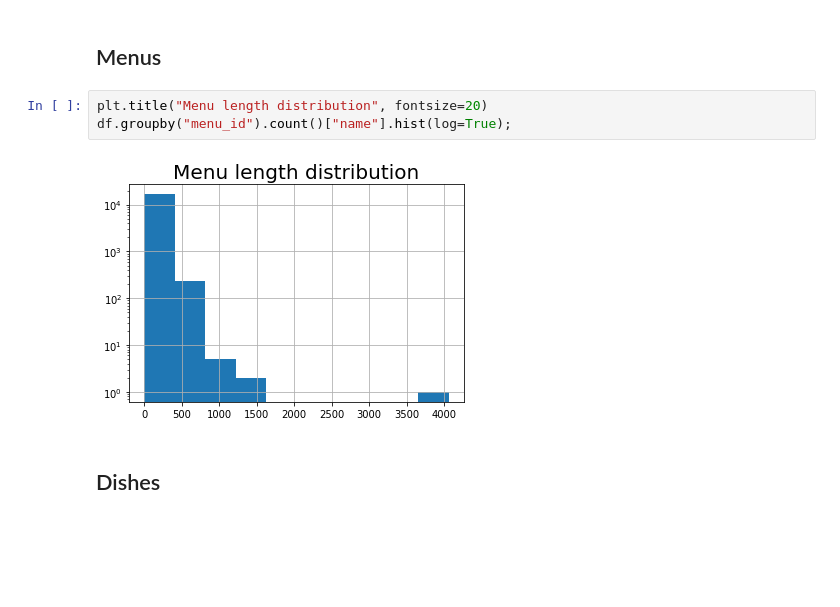
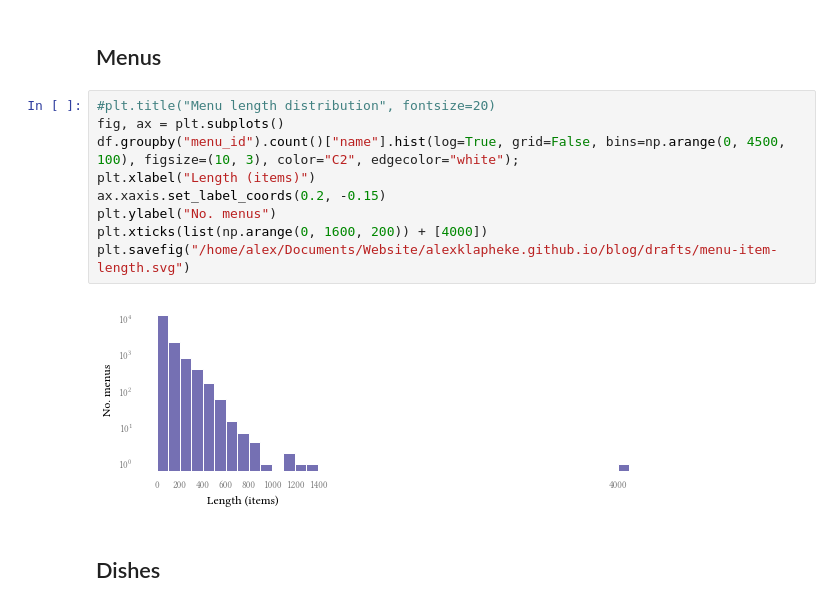
Before and after one commit to alexklapheke/menu, a Jupyter notebook: Menu-01-Import_Cleaning_EDA.ipynb, the cells around one changed output. Drawn from its saved outputs; the diff is of its cells as text; blank space fills up the shorter version.

```diff
--- a/Menu-01-Import_Cleaning_EDA.ipynb
+++ b/Menu-01-Import_Cleaning_EDA.ipynb
@@ -141,9 +150,15 @@ df["year"].hist(figsize=size, bins=decades);
 # %% [markdown]
 ## Menus
-# %%
-plt.title("Menu length distribution", fontsize=20)
-df.groupby("menu_id").count()["name"].hist(log=True);
-# %% [output]
-[figure, removed]
+# %%
+#plt.title("Menu length distribution", fontsize=20)
+fig, ax = plt.subplots()
+df.groupby("menu_id").count()["name"].hist(log=True, grid=False, bins=np.arange(0, 4500, 100), figsize=(10, 3), color="C2", edgecolor="white");
+plt.xlabel("Length (items)")
+ax.xaxis.set_label_coords(0.2, -0.15)
+plt.ylabel("No. menus")
+plt.xticks(list(np.arange(0, 1600, 200)) + [4000])
+plt.savefig("/home/alex/Documents/Website/alexklapheke.github.io/blog/drafts/menu-item-length.svg")
+# %% [output]
+[figure, added]
 # %% [markdown]
 ## Dishes
```
Also changed, not shown: parts of 19 cells of this notebook, 3 other files.
